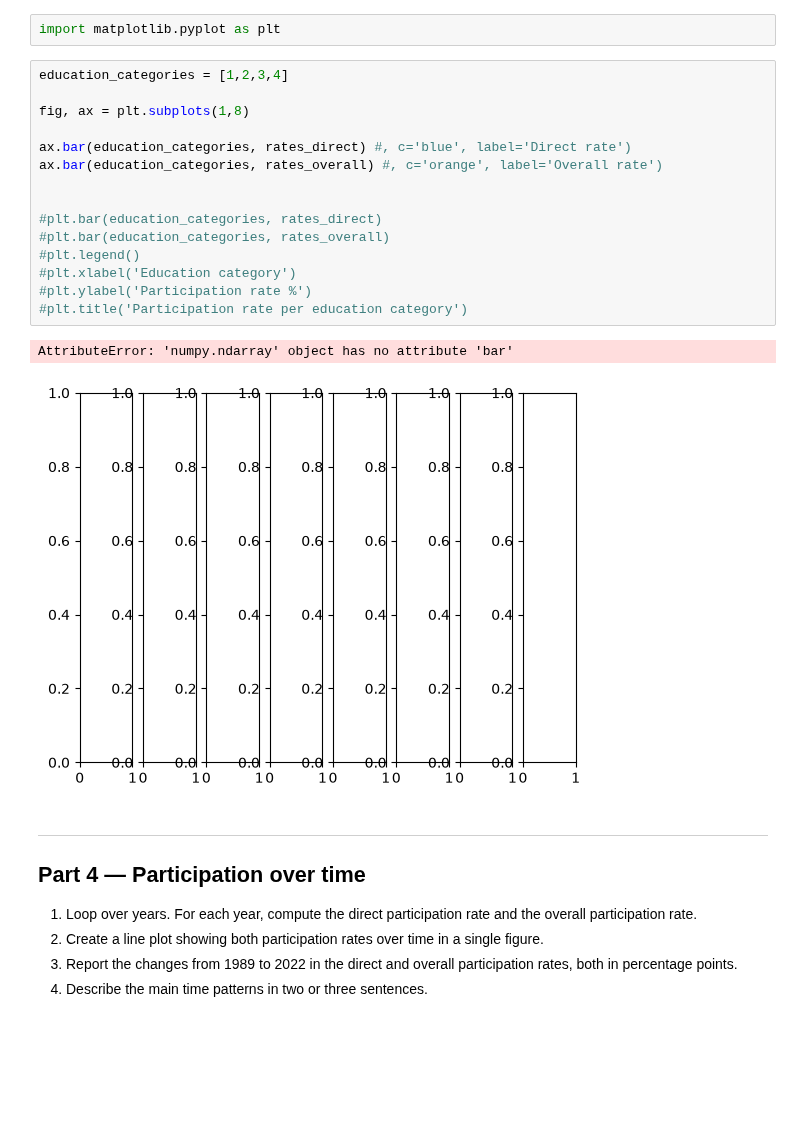
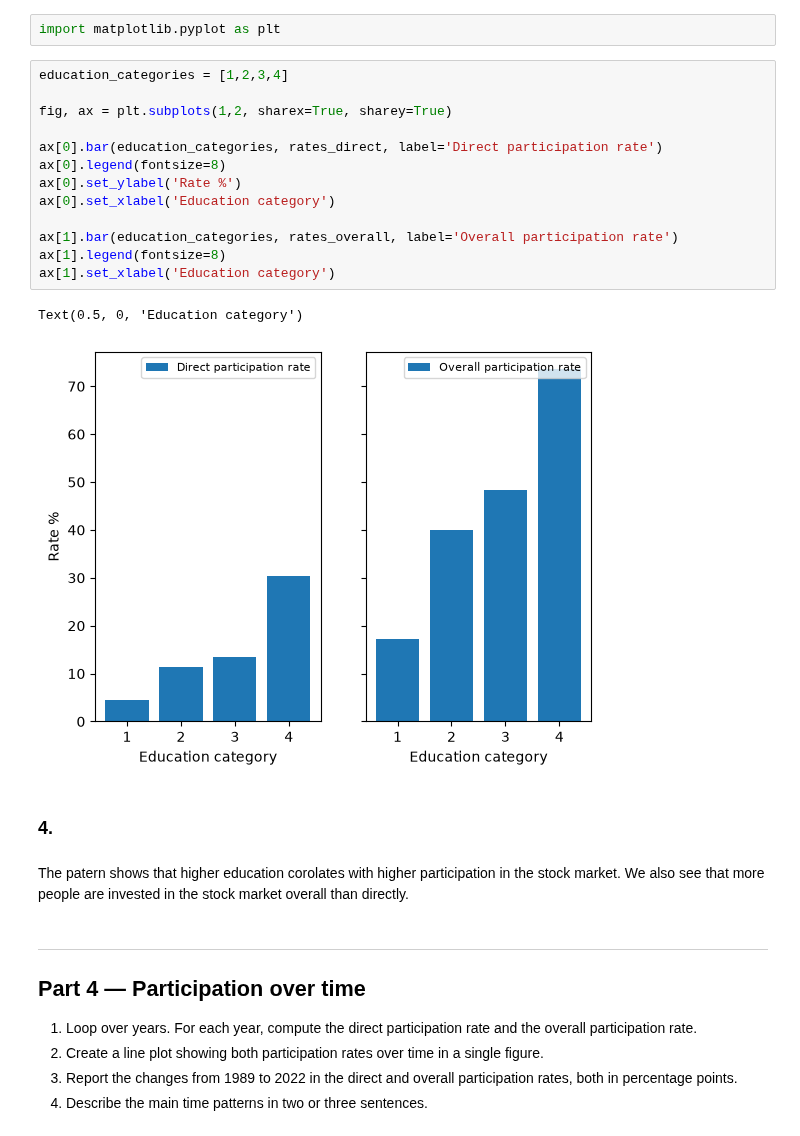
Before and after one commit to fet-jakob/JFV-TCH2-H26-assignment3, a Jupyter notebook: assignment3_JFV.ipynb, the cells around one changed output. Saved outputs shown, nothing was run; the diff lists cells and outputs as text; blank space fills up the shorter version.

```diff
--- a/assignment3_JFV.ipynb
+++ b/assignment3_JFV.ipynb
@@ -301,21 +301,23 @@ import matplotlib.pyplot as plt
 # %%
 education_categories = [1,2,3,4]
 
-fig, ax = plt.subplots(1,8)
+fig, ax = plt.subplots(1,2, sharex=True, sharey=True)
 
-ax.bar(education_categories, rates_direct) #, c='blue', label='Direct rate')
-ax.bar(education_categories, rates_overall) #, c='orange', label='Overall rate')
+ax[0].bar(education_categories, rates_direct, label='Direct participation rate')
+ax[0].legend(fontsize=8)
+ax[0].set_ylabel('Rate %')
+ax[0].set_xlabel('Education category')
 
-
-#plt.bar(education_categories, rates_direct)
-#plt.bar(education_categories, rates_overall)
-#plt.legend()
-#plt.xlabel('Education category')
-#plt.ylabel('Participation rate %')
-#plt.title('Participation rate per education category')
+ax[1].bar(education_categories, rates_overall, label='Overall participation rate')
+ax[1].legend(fontsize=8)
+ax[1].set_xlabel('Education category')
 # %% [output]
-AttributeError: 'numpy.ndarray' object has no attribute 'bar'
+Text(0.5, 0, 'Education category')
-[figure, old version]
+[figure, new version]
+# %% [markdown]
+### 4.
+# %% [markdown]
+The patern shows that higher education corolates with higher participation in the stock market. We also see that more people are invested in the stock market overall than directly.
 # %% [markdown]
 ***
 ## Part 4 — Participation over time
```
Also changed, not shown: parts of 9 cells of this notebook, 1 other file.
